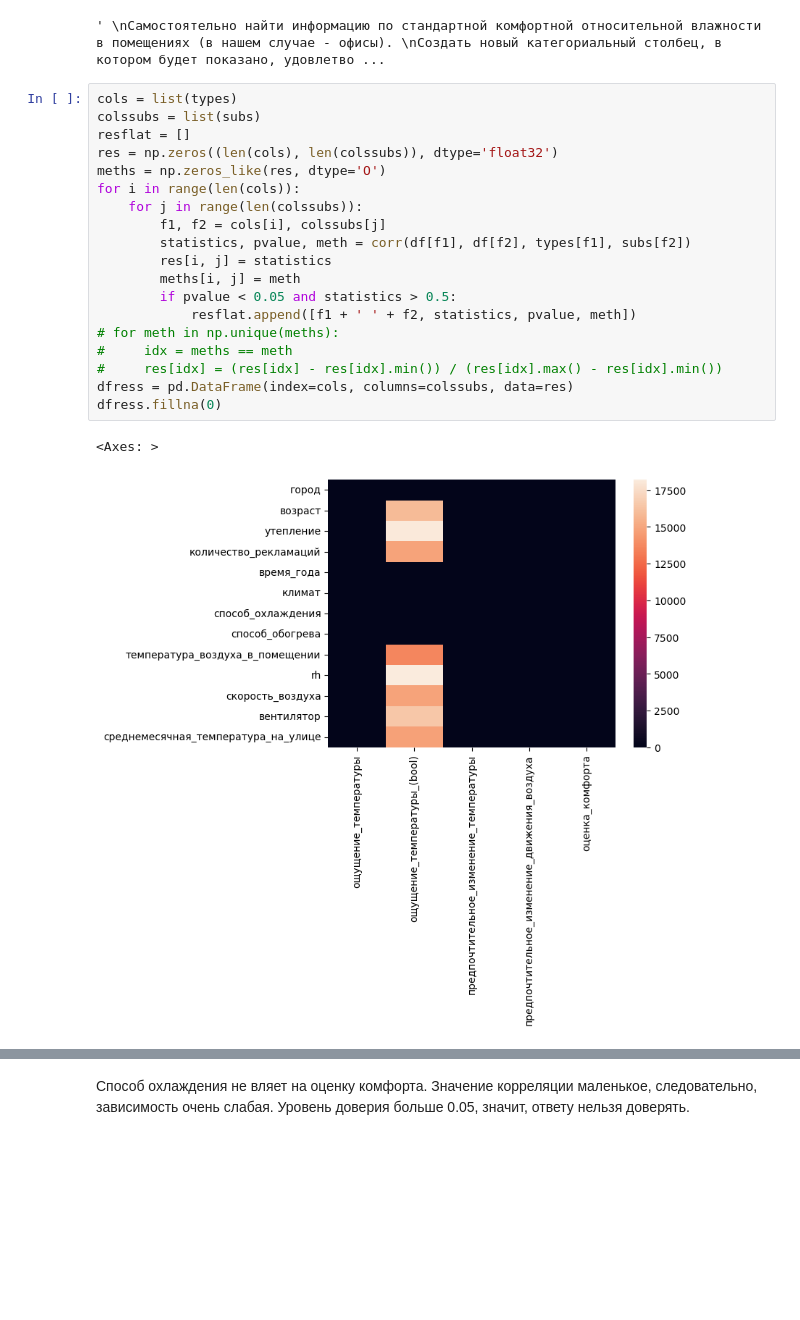
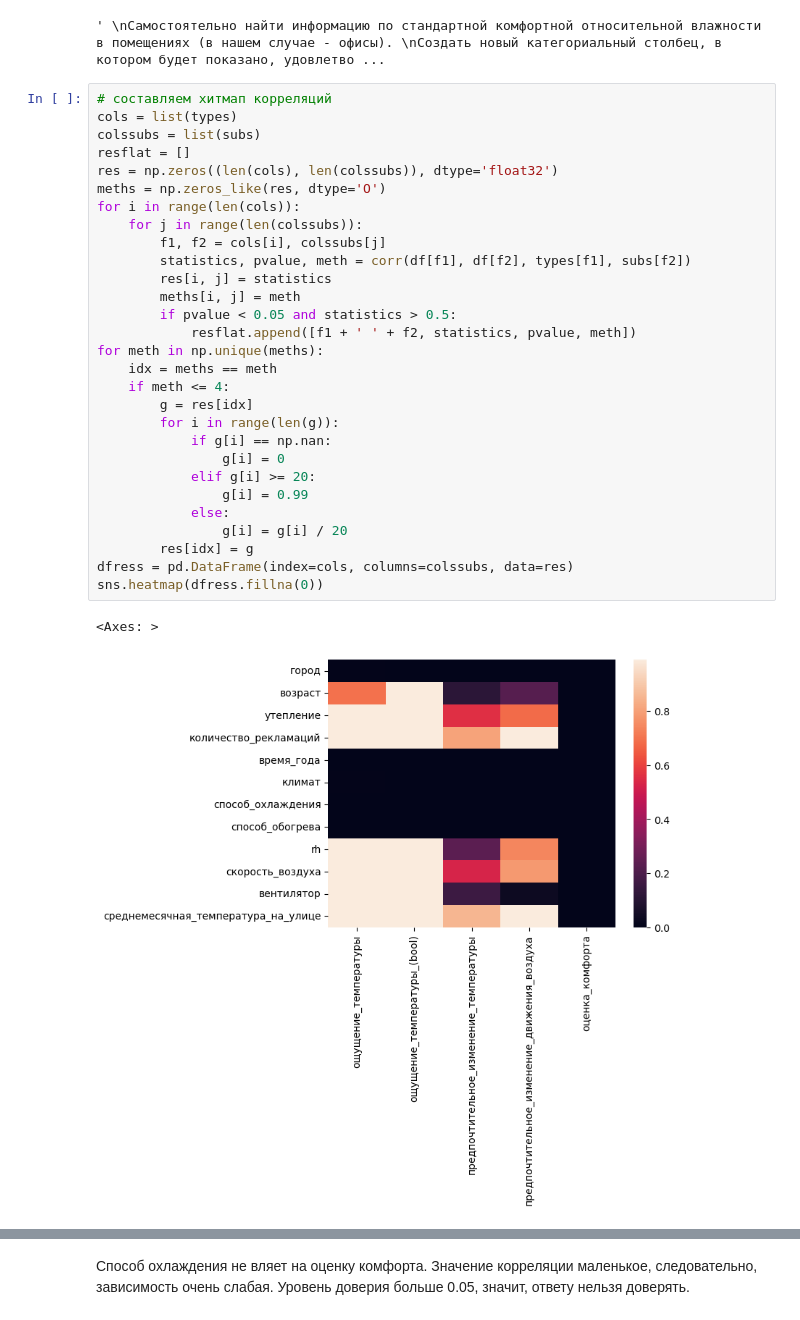
Before and after one commit to olegg366/SCHAD_household_services_09, a Jupyter notebook: main.ipynb, the cells around one changed output, grey strips where cells are left out. Cells and saved outputs as stored; diff of their text form; blank space fills up the shorter version.

```diff
--- a/main.ipynb
+++ b/main.ipynb
@@ -305,24 +316,34 @@ df.head()
 # %% [output]
 ' \nСамостоятельно найти информацию по стандартной комфортной относительной влажности в помещениях (в нашем случае - офисы). \nСоздать новый категориальный столбец, в котором будет показано, удовлетво ...
 # %%
+# составляем хитмап корреляций
 cols = list(types)
 colssubs = list(subs)
 resflat = []
 res = np.zeros((len(cols), len(colssubs)), dtype='float32')
 meths = np.zeros_like(res, dtype='O')
 for i in range(len(cols)):
     for j in range(len(colssubs)):
         f1, f2 = cols[i], colssubs[j]
         statistics, pvalue, meth = corr(df[f1], df[f2], types[f1], subs[f2])
         res[i, j] = statistics
         meths[i, j] = meth
         if pvalue < 0.05 and statistics > 0.5:
             resflat.append([f1 + ' ' + f2, statistics, pvalue, meth])
-# for meth in np.unique(meths):
-#     idx = meths == meth
-#     res[idx] = (res[idx] - res[idx].min()) / (res[idx].max() - res[idx].min())
+for meth in np.unique(meths):
+    idx = meths == meth
+    if meth <= 4:
+        g = res[idx]
+        for i in range(len(g)):
+            if g[i] == np.nan:
+                g[i] = 0
+            elif g[i] >= 20:
+                g[i] = 0.99
+            else:
+                g[i] = g[i] / 20
+        res[idx] = g
 dfress = pd.DataFrame(index=cols, columns=colssubs, data=res)
-dfress.fillna(0)
+sns.heatmap(dfress.fillna(0))
 # %% [output]
 <Axes: >
-[figure, old version]
+[figure, new version]
```
Also changed, not shown: parts of 34 cells of this notebook, 1 other file.
